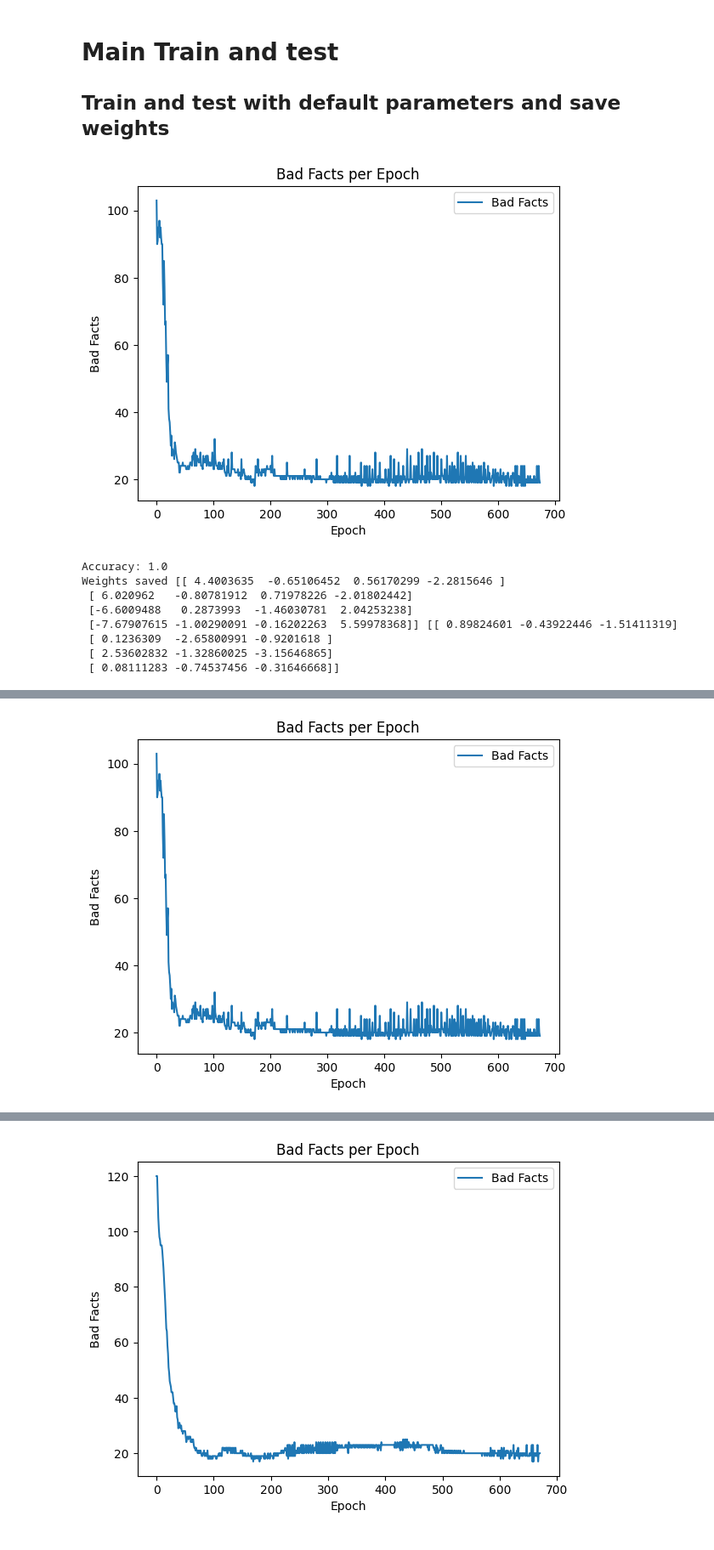
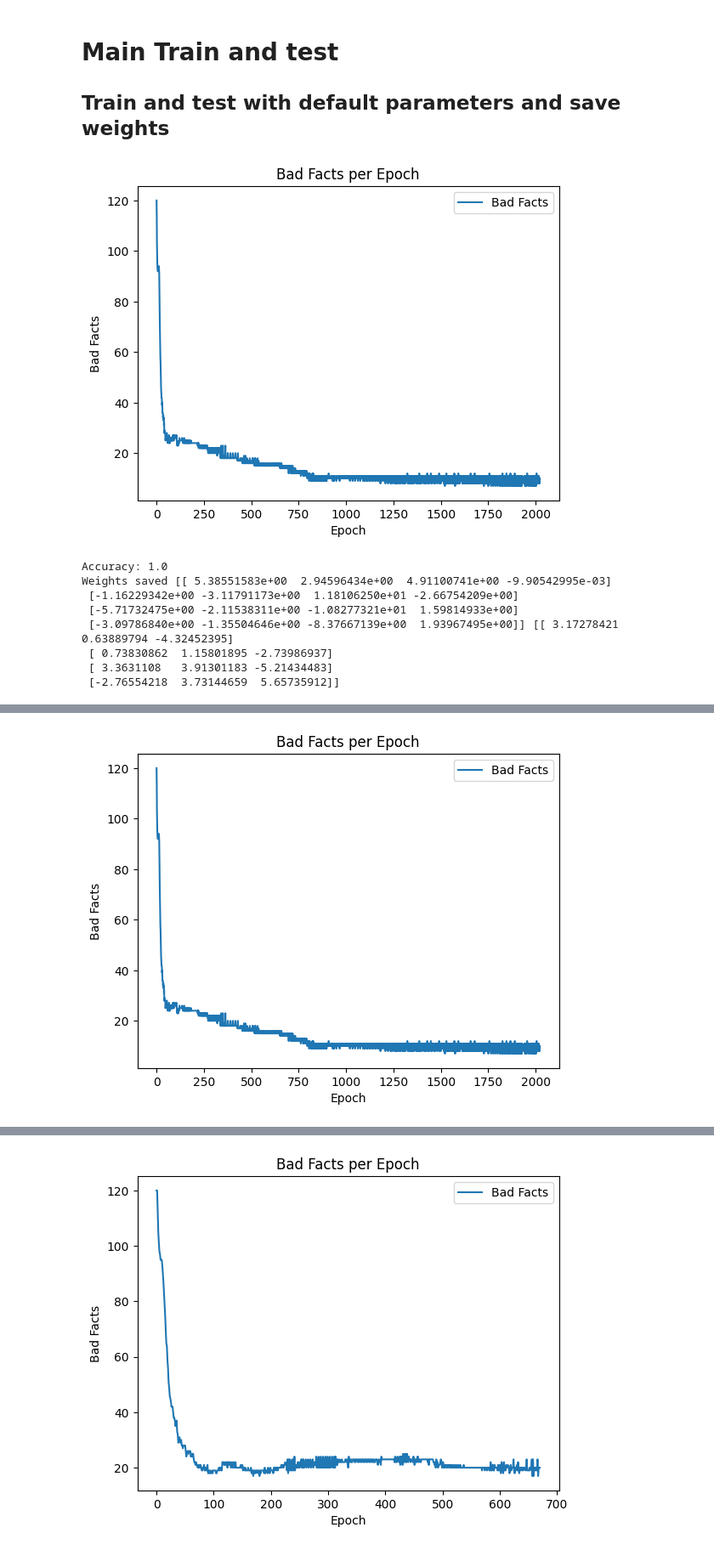
Before and after one commit to wayne1512/Iris-classification, a Jupyter notebook: Iris_classification_NN.ipynb, the cells around one changed output, grey strips where cells are left out. Shown at 85% size. Saved outputs shown, nothing was run; the diff lists cells and outputs as text; code cells hidden in the pictures.

```diff
--- a/Iris_classification_NN.ipynb
+++ b/Iris_classification_NN.ipynb
@@ -333,20 +333,18 @@ def load_weights():
 # %%
 init()
 print("shuffle_seed:",shuffle_seed)
 train()
 accuracy = test()
 
 print("Accuracy:",accuracy)
 save_weights()
-
-testing_data
 # %% [output]
-[figure, old version]
+[figure, new version]
 Accuracy: 1.0
-Weights saved [[ 4.4003635  -0.65106452  0.56170299 -2.2815646 ]
- [ 6.020962   -0.80781912  0.71978226 -2.01802442]
- [-6.6009488   0.2873993  -1.46030781  2.04253238]
- [-7.67907615 -1.00290091 -0.16202263  5.59978368]] [[ 0.89824601 -0.43922446 -1.51411319]
- [ 0.1236309  -2.65800991 -0.9201618 ]
- [ 2.53602832 -1.32860025 -3.15646865]
- [ 0.08111283 -0.74537456 -0.31646668]]
+Weights saved [[ 5.38551583e+00  2.94596434e+00  4.91100741e+00 -9.90542995e-03]
+ [-1.16229342e+00 -3.11791173e+00  1.18106250e+01 -2.66754209e+00]
+ [-5.71732475e+00 -2.11538311e+00 -1.08277321e+01  1.59814933e+00]
+ [-3.09786840e+00 -1.35504646e+00 -8.37667139e+00  1.93967495e+00]] [[ 3.17278421  0.63889794 -4.32452395]
+ [ 0.73830862  1.15801895 -2.73986937]
+ [ 3.3631108   3.91301183 -5.21434483]
+ [-2.76554218  3.73144659  5.65735912]]
@@ -370,2 +351,2 @@ Weights saved [[ 4.4003635  -0.65106452  0.56170299 -2.2815646 ]
-[figure, old version]
+[figure, new version]
 # %% [markdown]
```
Also changed, not shown: parts of 6 cells of this notebook, 1 other file.
